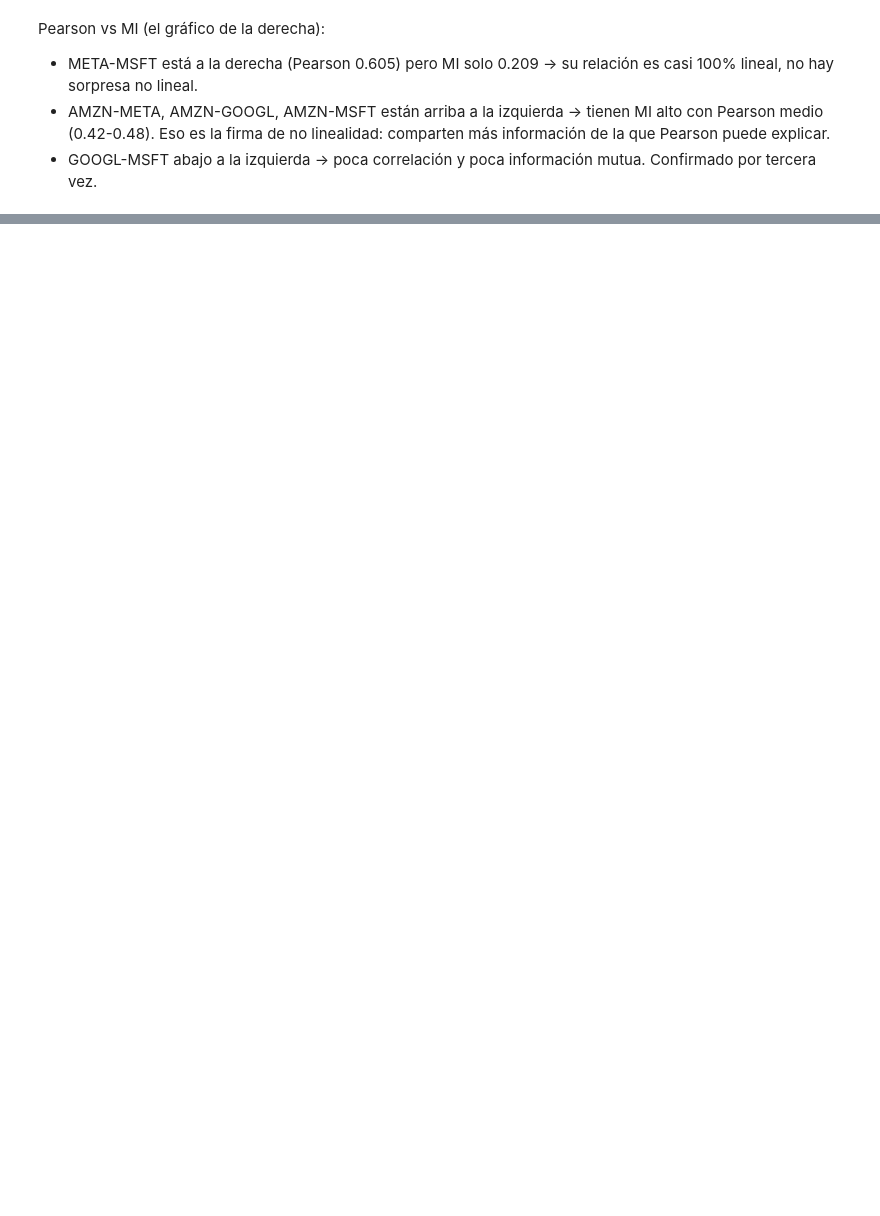
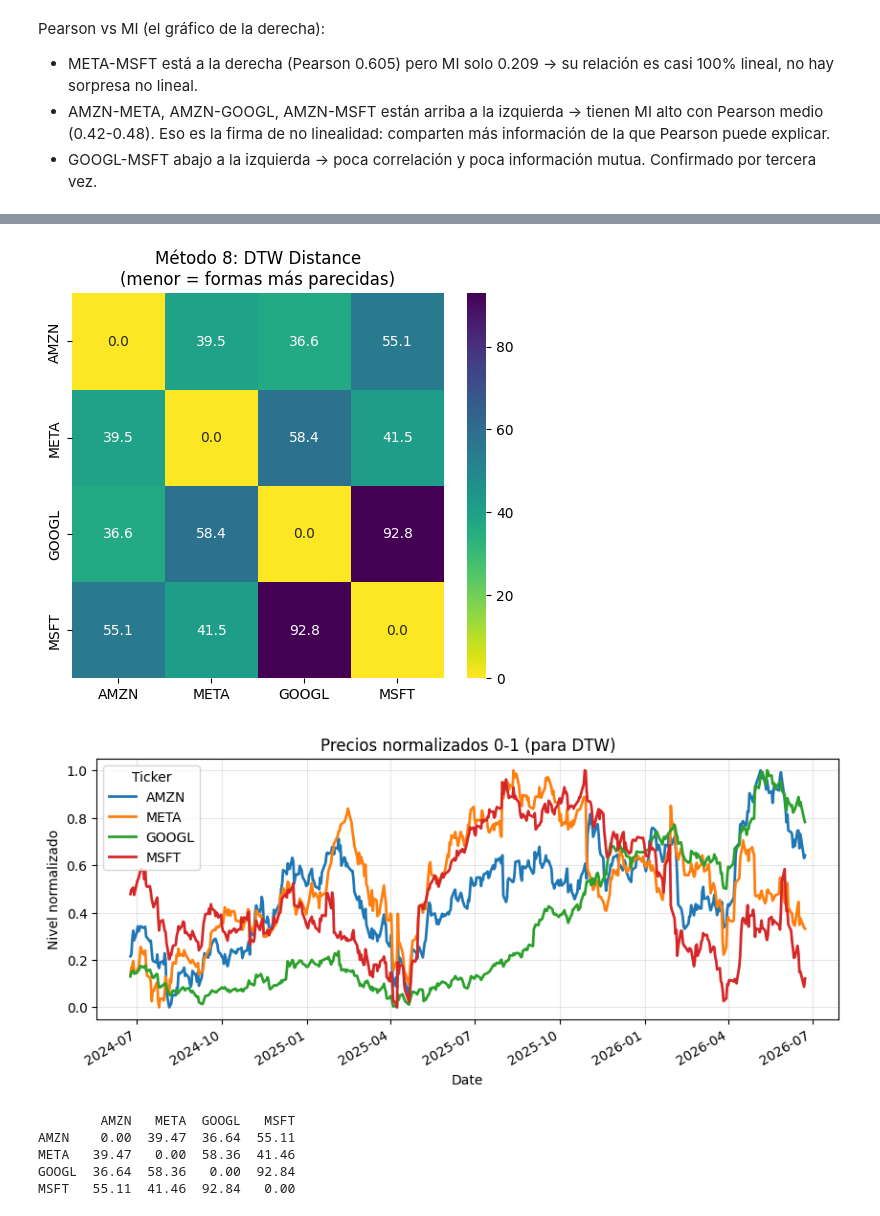
Before and after one commit to Saul-Ochoa/-Forecast-Time-Series-Repository, a Jupyter notebook: Relaciones entre los 7 Magníficos/Relaciones_stocks.ipynb, the cells around one changed output, grey strips where cells are left out. Drawn from its saved outputs; the diff is of its cells as text; code cells hidden in the pictures; blank space fills up the shorter version.

```diff
--- a/Relaciones entre los 7 Magníficos/Relaciones_stocks.ipynb
+++ b/Relaciones entre los 7 Magníficos/Relaciones_stocks.ipynb
@@ -1236,0 +1247,47 @@ Pearson vs MI (el gráfico de la derecha):
+# %%
+from dtw import dtw
+from scipy.spatial.distance import euclidean
+
+def dtw_matrix(prices, tickers):
+    """
+    prices: DataFrame de precios ajustados
+    Devuelve distancia DTW (menor = más parecidos)
+    """
+    # normalizar a 0-1 para comparar formas, no niveles
+    norm = prices[tickers].apply(lambda x: (x - x.min())/(x.max()-x.min()))
+
+    n = len(tickers)
+    dist = pd.DataFrame(np.zeros((n,n)), index=tickers, columns=tickers)
+
+    for i,a in enumerate(tickers):
+        for j,b in enumerate(tickers):
+            if i>=j: continue
+            alignment = dtw(norm[a].values, norm[b].values,
+                           dist_method='euclidean', keep_internals=False)
+            dist.loc[a,b] = dist.loc[b,a] = round(alignment.distance, 2)
+
+    return dist, norm
+
+dtw_dist, prices_norm = dtw_matrix(close_data, ['AMZN','META','GOOGL','MSFT'])
+
+# heatmap
+plt.figure(figsize=(6,5))
+sns.heatmap(dtw_dist, annot=True, cmap='viridis_r', fmt='.1f')
+plt.title('Método 8: DTW Distance\n(menor = formas más parecidas)')
+plt.show()
+
+# plot de las formas normalizadas
+prices_norm.plot(figsize=(10,4), linewidth=2)
+plt.title('Precios normalizados 0-1 (para DTW)')
+plt.ylabel('Nivel normalizado'); plt.grid(alpha=0.3)
+plt.show()
+
+print(dtw_dist)
+# %% [output]
+[figure, added]
+[figure, added]
+        AMZN   META  GOOGL   MSFT
+AMZN    0.00  39.47  36.64  55.11
+META   39.47   0.00  58.36  41.46
+GOOGL  36.64  58.36   0.00  92.84
+MSFT   55.11  41.46  92.84   0.00
```
Also changed, not shown: parts of 31 cells of this notebook.
